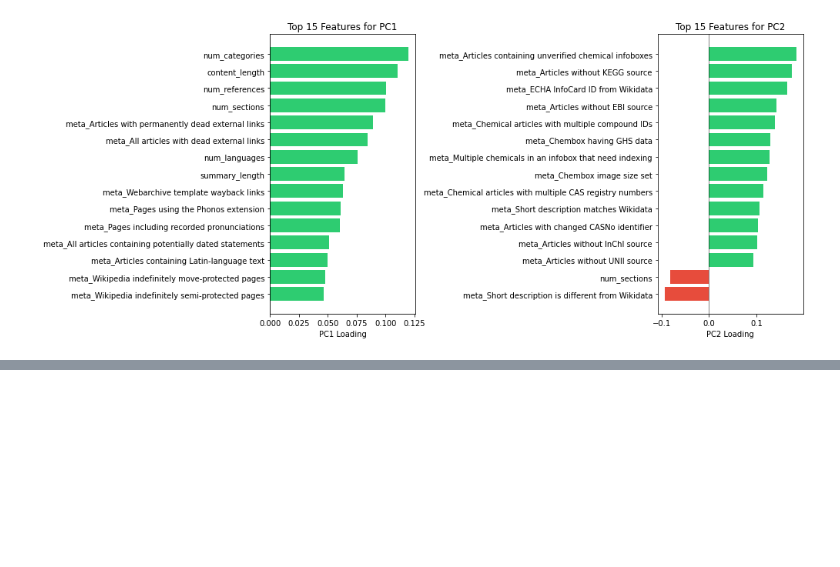
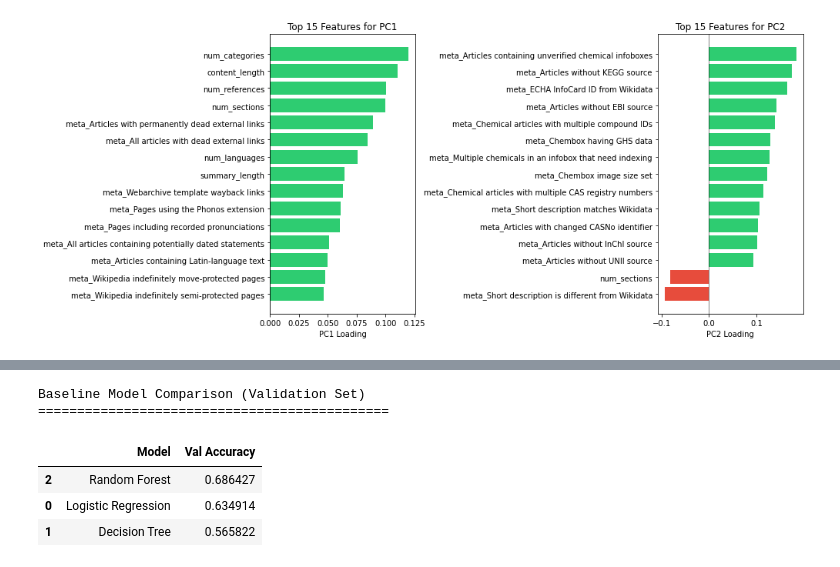
Before and after one commit to lucascampa/wikipedia-article-quality-ml, a Jupyter notebook: notebooks/Supervised and Unsupervised Learning.ipynb, the cells around one changed output, grey strips where cells are left out. Saved outputs shown, nothing was run; the diff lists cells and outputs as text; code cells hidden in the pictures; blank space fills up the shorter version.

Commit message:
Baseline model training

```diff
--- a/notebooks/Supervised and Unsupervised Learning.ipynb
+++ b/notebooks/Supervised and Unsupervised Learning.ipynb
@@ -1167,0 +1224,10 @@ plt.tight_layout()
+# %%
+from sklearn.preprocessing import LabelEncoder
+
+le = LabelEncoder()
+y_train_encoded = le.fit_transform(y_train)
+y_val_encoded = le.transform(y_val)
+y_test_encoded = le.transform(y_test)
+
+print(f"Classes: {le.classes_}")
+print(f"Encoded: {list(range(len(le.classes_)))}")
@@ -1167,0 +1266,12 @@ plt.tight_layout()
+# %%
+from sklearn.tree import DecisionTreeClassifier
+
+dt = DecisionTreeClassifier(random_state=42)
+dt.fit(X_train, y_train_encoded)
+
+y_val_pred_dt = dt.predict(X_val)
+dt_val_acc = accuracy_score(y_val_encoded, y_val_pred_dt)
+
+print(f"Validation Accuracy: {dt_val_acc:.4f}\n")
+print("Classification Report:")
+print(classification_report(y_val_encoded, y_val_pred_dt, target_names=le.classes_))
@@ -1167,0 +1294,12 @@ plt.tight_layout()
+# %%
+from sklearn.ensemble import RandomForestClassifier
+
+rf = RandomForestClassifier(n_estimators=100, random_state=42, n_jobs=-1)
+rf.fit(X_train, y_train_encoded)
+
+y_val_pred_rf = rf.predict(X_val)
+rf_val_acc = accuracy_score(y_val_encoded, y_val_pred_rf)
+
+print(f"Validation Accuracy: {rf_val_acc:.4f}\n")
+print("Classification Report:")
+print(classification_report(y_val_encoded, y_val_pred_rf, target_names=le.classes_))
@@ -1167,0 +1322,16 @@ plt.tight_layout()
+# %%
+results = pd.DataFrame({
+    'Model': ['Logistic Regression', 'Decision Tree', 'Random Forest'],
+    'Val Accuracy': [lr_val_acc, dt_val_acc, rf_val_acc]
+}).sort_values('Val Accuracy', ascending=False)
+
+print("Baseline Model Comparison (Validation Set)")
+print("=" * 45)
+results
+# %% [output]
+Baseline Model Comparison (Validation Set)
+=============================================
+|  | Model | Val Accuracy |
+| 2 | Random Forest | 0.686427 |
+| 0 | Logistic Regression | 0.634914 |
+| 1 | Decision Tree | 0.565822 |
```
Also changed, not shown: parts of 8 cells of this notebook.
